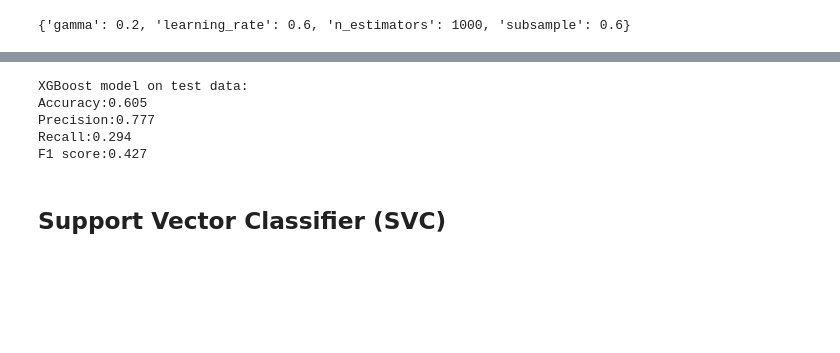
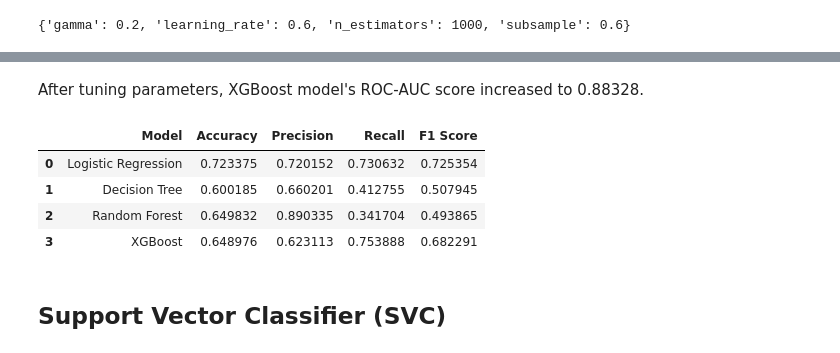
Before and after one commit to KK-Niraj/Credit-Card-Default-Prediction, a Jupyter notebook: Credit_Card_Default_Prediction_Capstone_Project.ipynb, the cells around one changed output, grey strips where cells are left out. Cells and saved outputs as stored; diff of their text form; code cells hidden in the pictures; blank space fills up the shorter version.

```diff
--- a/Credit_Card_Default_Prediction_Capstone_Project.ipynb
+++ b/Credit_Card_Default_Prediction_Capstone_Project.ipynb
@@ -677,0 +669,4 @@ F1 score:0.447
+# %%
+# Storing the value in dataframe for Decision Tree model.
+model_report.append(get_pre_rec_f1(dt_optimal, X_test, y_test,"Decision Tree"))
+pd.DataFrame(model_report, columns = ["Model","Accuracy", "Precision", "Recall", "F1 Score"])
@@ -833,13 +833,15 @@ ROC_AUC score after tuning parameters:0.8842944364780152
-# %%
-# Calculate accuracy, precision, recall and F1 score of XGBoost model
-print('XGBoost model on test data:')
-get_pre_rec_f1(xgb_optimal, X_test, y_test)
-# %% [output]
-XGBoost model on test data:
-Accuracy:0.605
-Precision:0.777
-Recall:0.294
-F1 score:0.427
+# %% [markdown]
+After tuning parameters, XGBoost model's ROC-AUC score increased to 0.88328.
+# %%
+# Storing the value in dataframe for XGBoost model.
+model_report.append(get_pre_rec_f1(xgb_optimal, X_test, y_test,"XGBoost"))
+pd.DataFrame(model_report, columns = ["Model","Accuracy", "Precision", "Recall", "F1 Score"])
+# %% [output]
+|  | Model | Accuracy | Precision | Recall | F1 Score |
+| 0 | Logistic Regression | 0.723375 | 0.720152 | 0.730632 | 0.725354 |
+| 1 | Decision Tree | 0.600185 | 0.660201 | 0.412755 | 0.507945 |
+| 2 | Random Forest | 0.649832 | 0.890335 | 0.341704 | 0.493865 |
+| 3 | XGBoost | 0.648976 | 0.623113 | 0.753888 | 0.682291 |
 # %% [markdown]
 ## Support Vector Classifier (SVC)
 # %%
```
Also changed, not shown: parts of 47 cells of this notebook.
